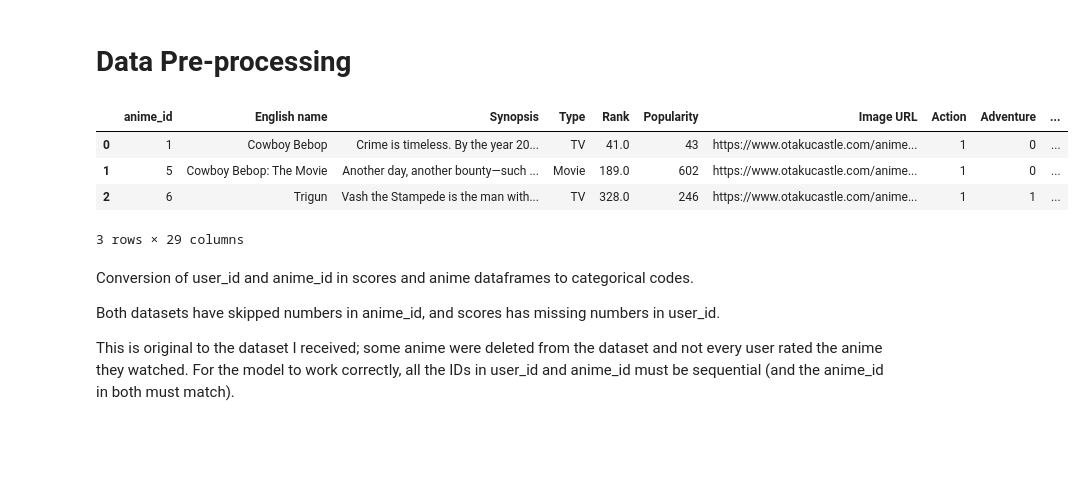
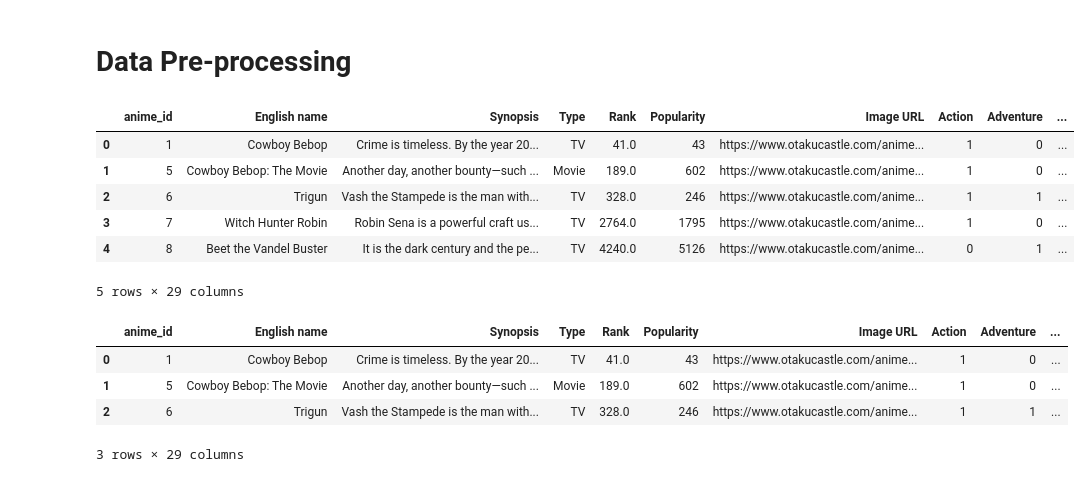
Before and after one commit to JoshRDFI/capstone, a Jupyter notebook: AnimeRecommender.ipynb, the cells around one changed output. Drawn from its saved outputs; the diff is of its cells as text; code cells hidden in the pictures; blank space fills up the shorter version.

```diff
--- a/AnimeRecommender.ipynb
+++ b/AnimeRecommender.ipynb
@@ -477,25 +475,24 @@ plt.show()
 [figure]
 # %% [markdown]
 # Data Pre-processing
-# %%
-def encode_genres(clean_anime_df):
-    # Split the 'Genres' column
-    clean_anime_df['Genres'] = clean_anime_df['Genres'].str.split(', ')
-
-    # Use MultiLabelBinarizer to one-hot encode the genres
-    mlb = MultiLabelBinarizer()
-    genres_encoded = mlb.fit_transform(clean_anime_df['Genres'])
-
-    # Convert the encoded genres to a DataFrame and set column names
-    genres_encoded_df = pd.DataFrame(genres_encoded, columns=mlb.classes_)
-
-    # Concatenate the encoded genres to the original dataframe
-    clean_anime_df = pd.concat([clean_anime_df, genres_encoded_df], axis=1)
-
-    # Drop the original 'Genres' column
-    clean_anime_df.drop('Genres', axis=1, inplace=True)
-
-    return clean_anime_df
-
-clean_anime_df = encode_genres(clean_anime_df)
+# %%
+# Ensure 'Genres' column contains lists of genres for each row
+clean_anime_df['Genres'] = clean_anime_df['Genres'].str.split(', ')
+
+# One-hot encode the genres
+genres_encoded = clean_anime_df['Genres'].str.join('|').str.get_dummies()
+
+# Concatenate the encoded genres to the original dataframe
+clean_anime_df = pd.concat([clean_anime_df, genres_encoded], axis=1)
+
+# Drop the original 'Genres' column
+clean_anime_df.drop('Genres', axis=1, inplace=True)
+# %% [output]
+|  | anime_id | English name | Synopsis | Type | Rank | Popularity | Image URL | Action | Adventure | ... |
+| 0 | 1 | Cowboy Bebop | Crime is timeless. By the year 20... | TV | 41.0 | 43 | https://www.otakucastle.com/anime... | 1 | 0 | ... |
+| 1 | 5 | Cowboy Bebop: The Movie | Another day, another bounty—such ... | Movie | 189.0 | 602 | https://www.otakucastle.com/anime... | 1 | 0 | ... |
+| 2 | 6 | Trigun | Vash the Stampede is the man with... | TV | 328.0 | 246 | https://www.otakucastle.com/anime... | 1 | 1 | ... |
+| 3 | 7 | Witch Hunter Robin | Robin Sena is a powerful craft us... | TV | 2764.0 | 1795 | https://www.otakucastle.com/anime... | 1 | 0 | ... |
+| 4 | 8 | Beet the Vandel Buster | It is the dark century and the pe... | TV | 4240.0 | 5126 | https://www.otakucastle.com/anime... | 0 | 1 | ... |
+5 rows × 29 columns
 # %%
@@ -506,9 +504,3 @@ clean_anime_df.head(3)
 | 1 | 5 | Cowboy Bebop: The Movie | Another day, another bounty—such ... | Movie | 189.0 | 602 | https://www.otakucastle.com/anime... | 1 | 0 | ... |
 | 2 | 6 | Trigun | Vash the Stampede is the man with... | TV | 328.0 | 246 | https://www.otakucastle.com/anime... | 1 | 1 | ... |
 3 rows × 29 columns
-# %% [markdown]
-Conversion of user_id and anime_id in scores and anime dataframes to categorical codes.
-
-Both datasets have skipped numbers in anime_id, and scores has missing numbers in user_id.
-
-This is original to the dataset I received; some anime were deleted from the dataset and not every user rated the anime they watched. For the model to work correctly, all the IDs in user_id and anime_id must be sequential (and the anime_id in both must match).
```
Also changed, not shown: parts of 18 cells of this notebook, 1 other file.
